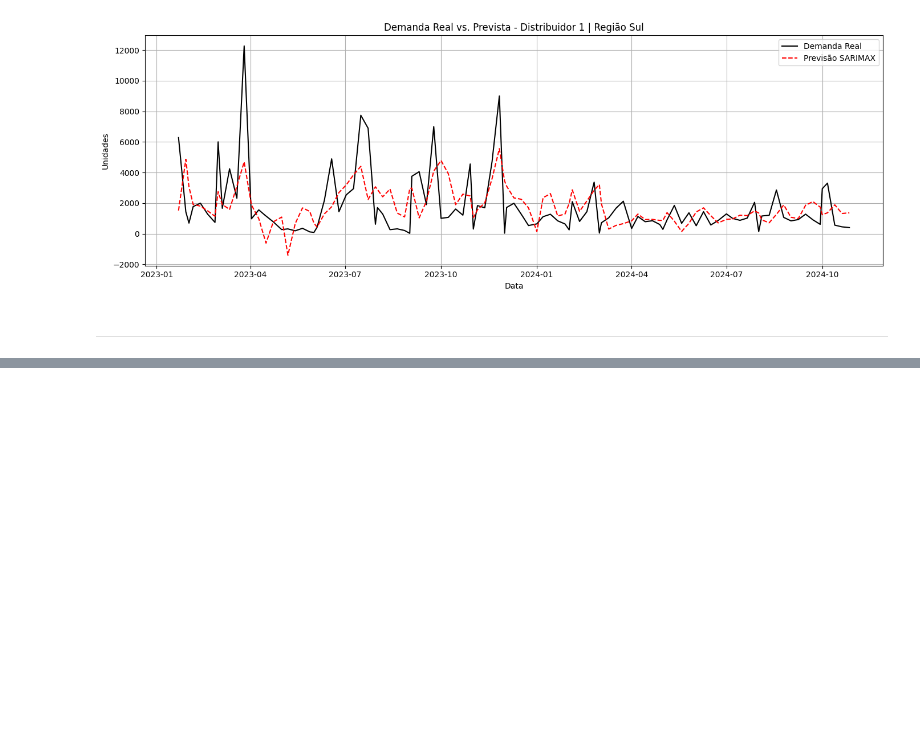
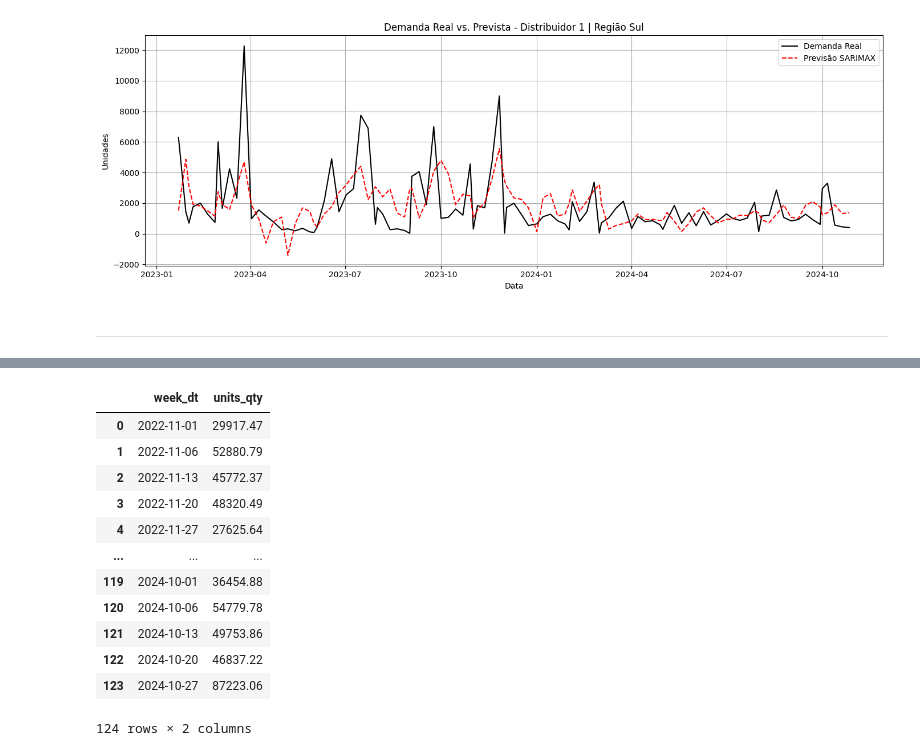
Before and after one commit to HenryJKS/kaggle-cases, a Jupyter notebook: IQVIA - Projeto Semanal de Demanda/Model - Sarimax.ipynb, the cells around one changed output, grey strips where cells are left out. Saved outputs shown, nothing was run; the diff lists cells and outputs as text; code cells hidden in the pictures; blank space fills up the shorter version.

```diff
--- a/IQVIA - Projeto Semanal de Demanda/Model - Sarimax.ipynb
+++ b/IQVIA - Projeto Semanal de Demanda/Model - Sarimax.ipynb
@@ -184,0 +286,16 @@ R2: 0.23
+# %%
+df_filtered
+# %% [output]
+|  | week_dt | units_qty |
+| 0 | 2022-11-01 | 29917.47 |
+| 1 | 2022-11-06 | 52880.79 |
+| 2 | 2022-11-13 | 45772.37 |
+| 3 | 2022-11-20 | 48320.49 |
+| 4 | 2022-11-27 | 27625.64 |
+| ... | ... | ... |
+| 119 | 2024-10-01 | 36454.88 |
+| 120 | 2024-10-06 | 54779.78 |
+| 121 | 2024-10-13 | 49753.86 |
+| 122 | 2024-10-20 | 46837.22 |
+| 123 | 2024-10-27 | 87223.06 |
+124 rows × 2 columns
```
Also changed, not shown: parts of 5 cells of this notebook.
